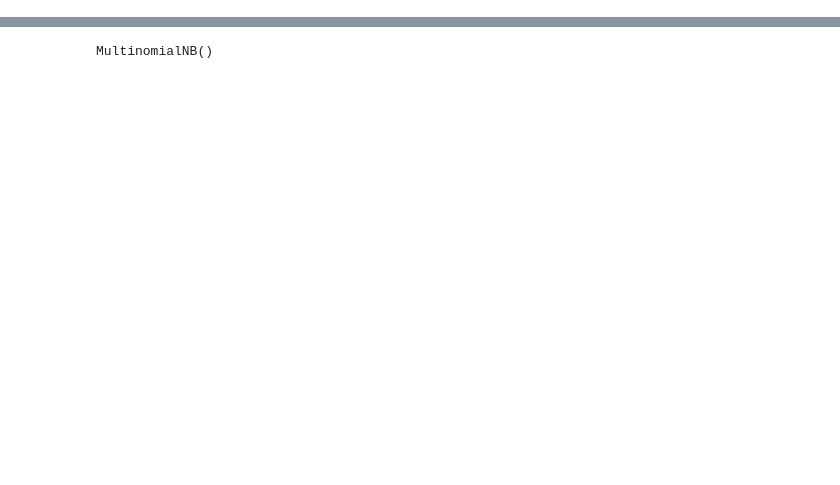
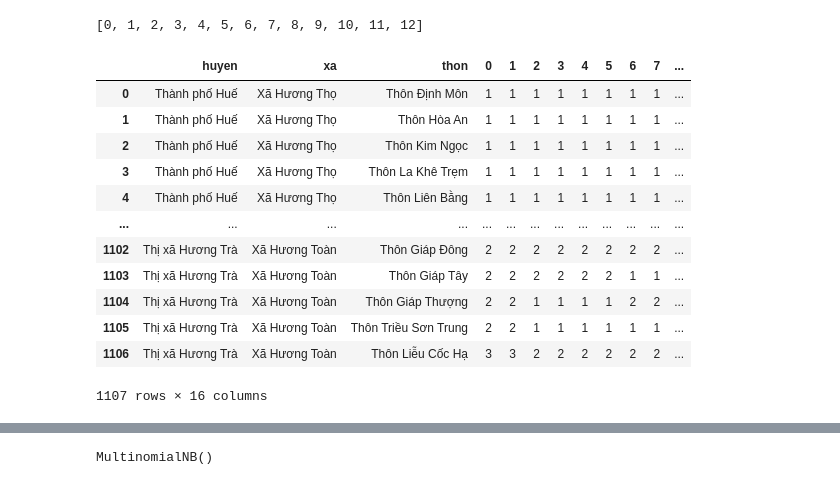
Before and after one commit to eggtgg/CapDoVungDich, a Jupyter notebook: pre_toan_tinh.ipynb, the cells around one changed output, grey strips where cells are left out. Drawn from its saved outputs; the diff is of its cells as text; code cells hidden in the pictures; blank space fills up the shorter version.

```diff
--- a/pre_toan_tinh.ipynb
+++ b/pre_toan_tinh.ipynb
@@ -12,7 +12,10 @@ file_names = ["ban_mau_12_11_21.csv",
              "ban_mau_12_20_21.csv",
              "ban_mau_12_21_21.csv",
              "ban_mau_12_22_21.csv",
-             "ban_mau_12_23_21.csv"]
+             "ban_mau_12_23_21.csv",
+             "ban_mau_12_24_21.csv",
+             "ban_mau_12_25_21.csv",
+             "ban_mau_12_26_21.csv"]
 # %%
 dfs = []
 for name in file_names:
@@ -29,9 +44,27 @@ df_final
 a = len(df_final.columns[3:])
 # %%
 list(range(a))
+# %% [output]
+[0, 1, 2, 3, 4, 5, 6, 7, 8, 9, 10, 11, 12]
 # %%
 columns = ['huyen', 'xa', 'thon'] + list(range(a))
 # %%
 df_final.columns = columns
+# %%
+df_final
+# %% [output]
+|  | huyen | xa | thon | 0 | 1 | 2 | 3 | 4 | 5 | 6 | 7 | ... |
+| 0 | Thành phố Huế | Xã Hương Thọ | Thôn Định Môn | 1 | 1 | 1 | 1 | 1 | 1 | 1 | 1 | ... |
+| 1 | Thành phố Huế | Xã Hương Thọ | Thôn Hòa An | 1 | 1 | 1 | 1 | 1 | 1 | 1 | 1 | ... |
+| 2 | Thành phố Huế | Xã Hương Thọ | Thôn Kim Ngọc | 1 | 1 | 1 | 1 | 1 | 1 | 1 | 1 | ... |
+| 3 | Thành phố Huế | Xã Hương Thọ | Thôn La Khê Trẹm | 1 | 1 | 1 | 1 | 1 | 1 | 1 | 1 | ... |
+| 4 | Thành phố Huế | Xã Hương Thọ | Thôn Liên Bằng | 1 | 1 | 1 | 1 | 1 | 1 | 1 | 1 | ... |
+| ... | ... | ... | ... | ... | ... | ... | ... | ... | ... | ... | ... | ... |
+| 1102 | Thị xã Hương Trà | Xã Hương Toàn | Thôn Giáp Đông | 2 | 2 | 2 | 2 | 2 | 2 | 2 | 2 | ... |
+| 1103 | Thị xã Hương Trà | Xã Hương Toàn | Thôn Giáp Tây | 2 | 2 | 2 | 2 | 2 | 2 | 1 | 1 | ... |
+| 1104 | Thị xã Hương Trà | Xã Hương Toàn | Thôn Giáp Thượng | 2 | 2 | 1 | 1 | 1 | 1 | 2 | 2 | ... |
+| 1105 | Thị xã Hương Trà | Xã Hương Toàn | Thôn Triều Sơn Trung | 2 | 2 | 1 | 1 | 1 | 1 | 1 | 1 | ... |
+| 1106 | Thị xã Hương Trà | Xã Hương Toàn | Thôn Liễu Cốc Hạ | 3 | 3 | 2 | 2 | 2 | 2 | 2 | 2 | ... |
+1107 rows × 16 columns
 # %%
 data = df_final[df_final.columns[3:]].to_numpy()
```
Also changed, not shown: parts of 17 cells of this notebook, 25 other files.
